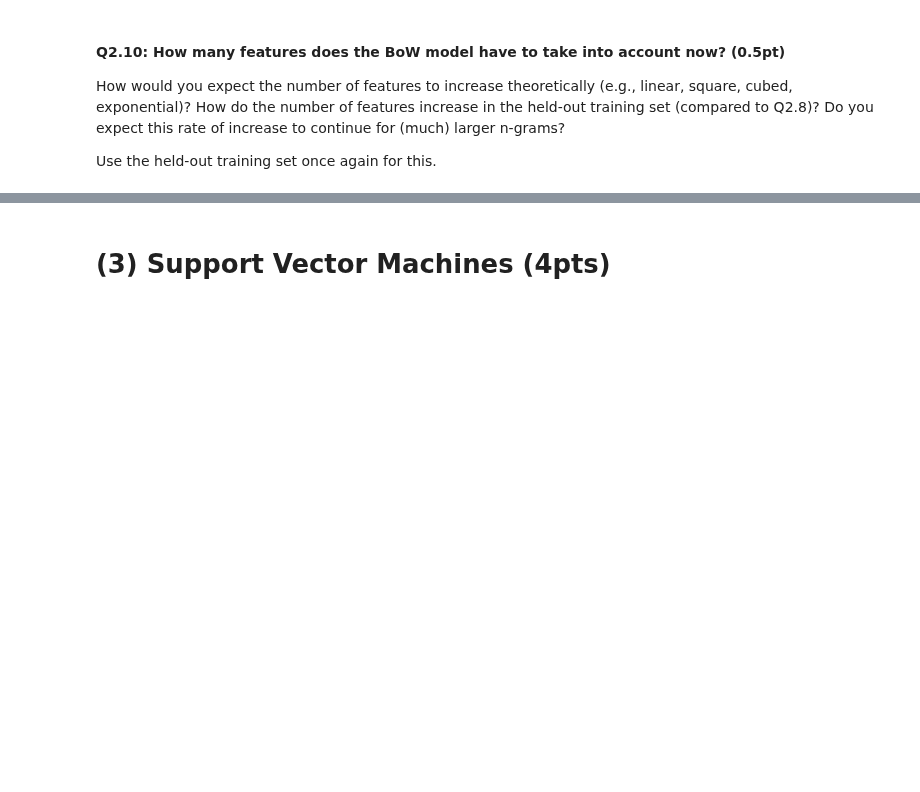
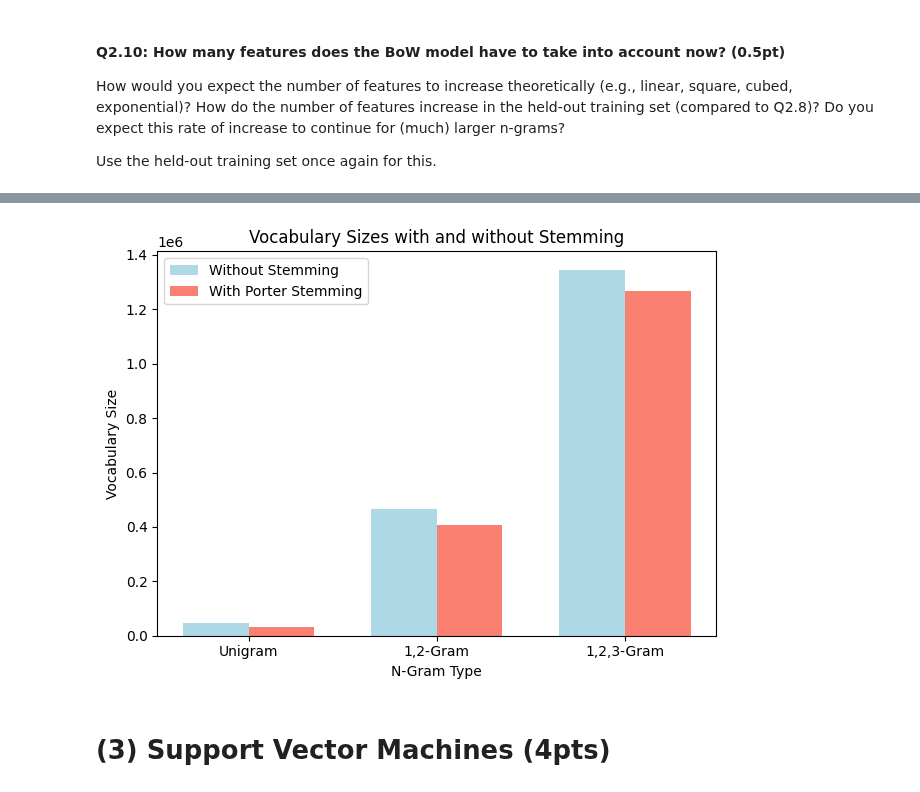
Before and after one commit to Lucyferko/NLP, a Jupyter notebook: NLP1 2024 Practical 1 (student_version).ipynb, the cells around one changed output, grey strips where cells are left out. Drawn from its saved outputs; the diff is of its cells as text; code cells hidden in the pictures; blank space fills up the shorter version.

```diff
--- a/NLP1 2024 Practical 1 (student_version).ipynb
+++ b/NLP1 2024 Practical 1 (student_version).ipynb
@@ -340,7 +340,7 @@ for review in train_reviews:
             vocab[word] += 1
             class_word_counts[sentiment][word] += 1
 
-def calculate_piors(train_reviews, class_counts)
+def calculate_piors(train_reviews, class_counts):
   # Calculate prior probabilities
   total_train_reviews = len(train_reviews)
   priors = {
@@ -724,3 +871,40 @@ Use the held-out training set once again for this.
+# %%
+# Collecting the vocabulary sizes
+sizes = {
+    'Unigram': [len(vocab_no_stemmer), len(vocab_porter)],
+    '1,2-Gram': [len(two_gram_vocab_no_stemmer), len(two_gram_vocab_porter)],
+    '1,2,3-Gram': [len(three_gram_vocab_no_stemmer), len(three_gram_vocab_porter)],
+}
+
+# Setting the x-axis labels and bar width
+labels = list(sizes.keys())
+bar_width = 0.35
+
+# Create the figure and axis
+fig, ax = plt.subplots()
+
+# Setting positions for the bars
+x = range(len(labels))
+
+# Plotting the bars for each set of vocabulary sizes
+bars1 = ax.bar([i - bar_width/2 for i in x], [sizes[label][0] for label in labels],
+                width=bar_width, label='Without Stemming', color='lightblue')
+bars2 = ax.bar([i + bar_width/2 for i in x], [sizes[label][1] for label in labels],
+                width=bar_width, label='With Porter Stemming', color='salmon')
+
+# Adding labels and title
+ax.set_xlabel('N-Gram Type')
+ax.set_ylabel('Vocabulary Size')
+ax.set_title('Vocabulary Sizes with and without Stemming')
+ax.set_xticks(x)
+ax.set_xticklabels(labels)
+ax.legend()
+
+# Show the plot
+plt.tight_layout()
+plt.show()
+# %% [output]
+[figure, added]
 # %% [markdown]
 # (3) Support Vector Machines (4pts)
 # %% [markdown]
```
Also changed, not shown: parts of 16 cells of this notebook.
